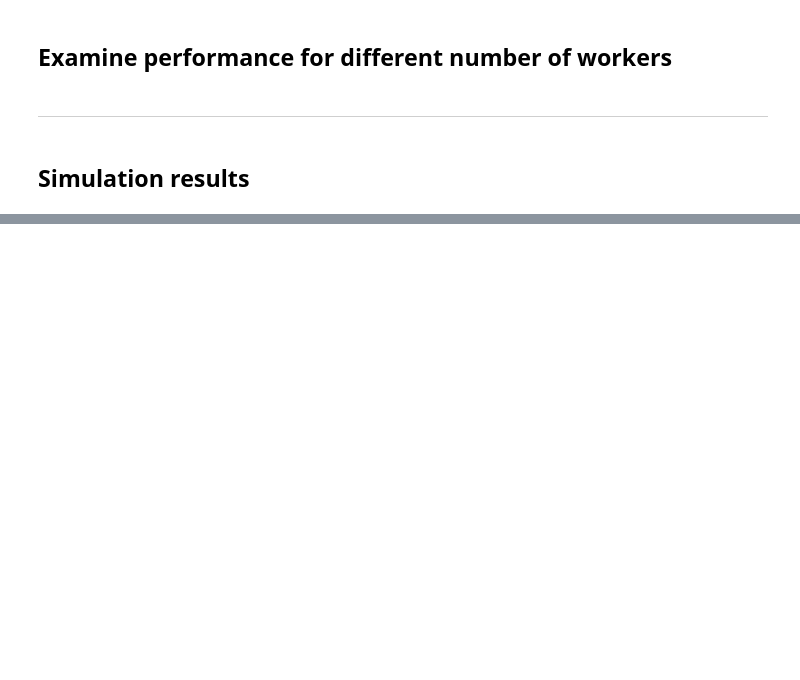
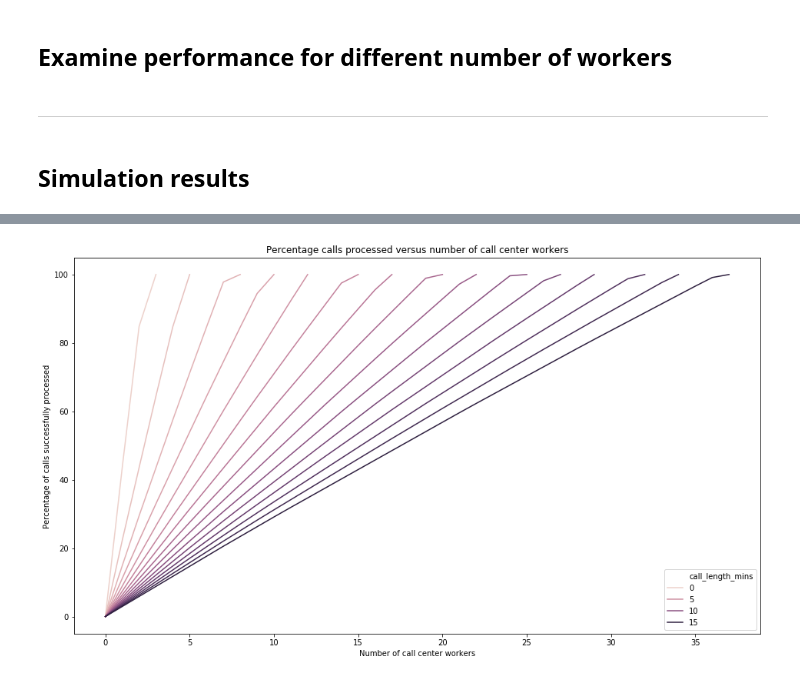
Before and after one commit to veleritas/call_sim, a Jupyter notebook: simulate.ipynb, the cells around one changed output, grey strips where cells are left out. Drawn from its saved outputs; the diff is of its cells as text; code cells hidden in the pictures; blank space fills up the shorter version.

```diff
--- a/simulate.ipynb
+++ b/simulate.ipynb
@@ -199,0 +213,4 @@ Under the current constraints, 25 workers will be able to handle all calls.
+# %%
+fres = res.assign(
+    pct_success = lambda df: df["num_successful"].divide(TOTAL_CALLS).multiply(100)
+)
@@ -199,0 +226,14 @@ Under the current constraints, 25 workers will be able to handle all calls.
+# %%
+plt.figure(figsize=(16, 9), facecolor="white")
+
+ax = sns.lineplot(
+    data=fres, x="num_workers", y="pct_success",
+    hue="call_length_mins"
+)
+
+ax.set_xlabel("Number of call center workers")
+ax.set_ylabel("Percentage of calls successfully processed")
+
+ax.set_title("Percentage calls processed versus number of call center workers");
+# %% [output]
+[figure, added]
```
Also changed, not shown: parts of 11 cells of this notebook.
